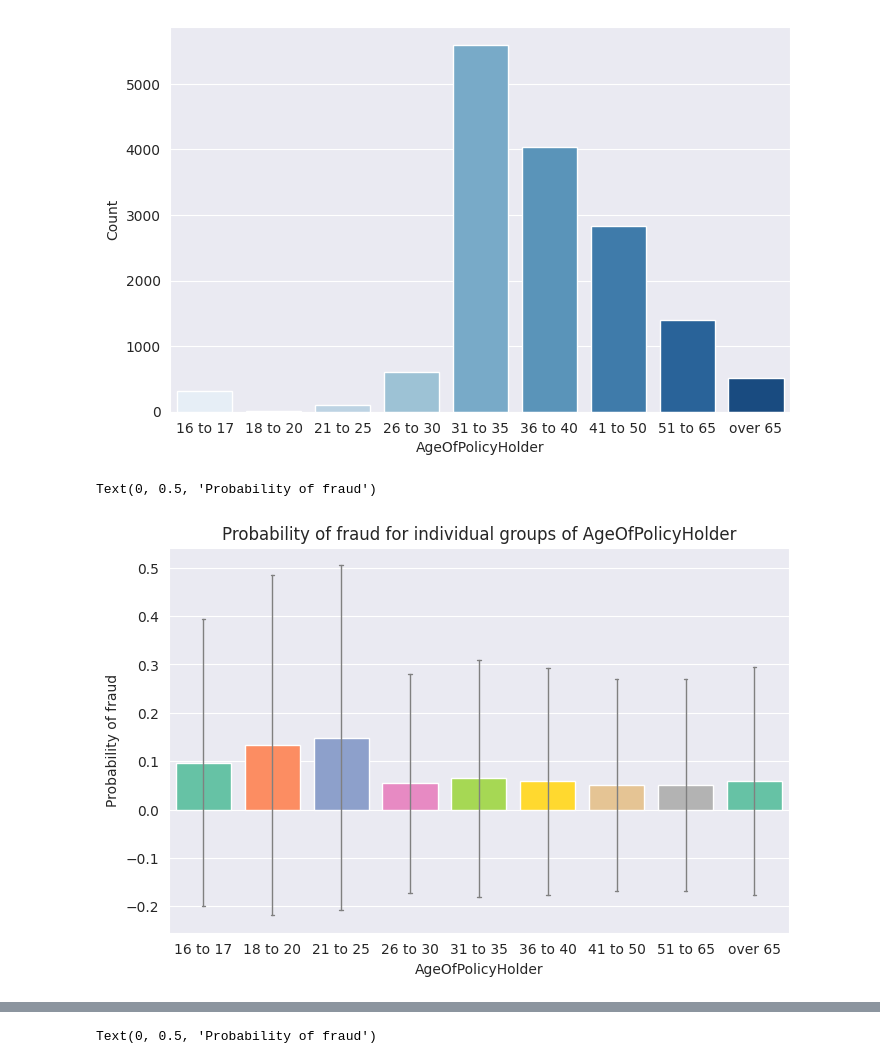
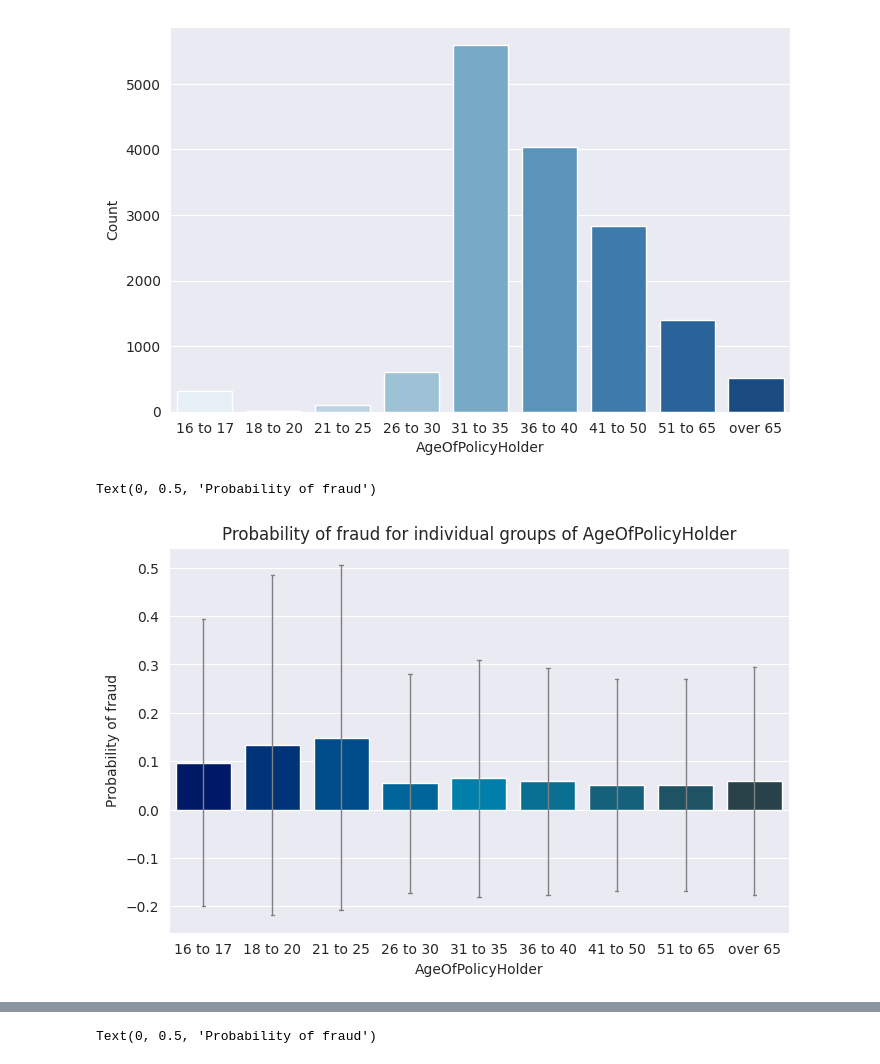
Before and after one commit to aziegert/Vehicle_Insurance_Claim_Fraud_Detection, a Jupyter notebook: Vehicle_Insurance_Claim_Fraud_Detection_v2.ipynb, the cells around one changed output, grey strips where cells are left out. Drawn from its saved outputs; the diff is of its cells as text; code cells hidden in the pictures.

```diff
--- a/Vehicle_Insurance_Claim_Fraud_Detection_v2.ipynb
+++ b/Vehicle_Insurance_Claim_Fraud_Detection_v2.ipynb
@@ -179,18 +179,18 @@ sns.barplot(data=df_age_holder_counts, x='AgeOfPolicyHolder', y='Count',
 # %%
 plt.figure(figsize=(8,5))
 sns.barplot(data=df_, x='AgeOfPolicyHolder', y='FraudFound_P',
             capsize=0.05,
             saturation=8,
             errcolor='gray',
             errwidth=1,
             errorbar='sd',
             order=ordered_age_holder,
-            palette='Set2')
+            palette='ocean_d')
 plt.title('Probability of fraud for individual groups of AgeOfPolicyHolder')
 plt.ylabel('Probability of fraud')
 # %% [output]
 Text(0, 0.5, 'Probability of fraud')
-[figure, old version]
+[figure, new version]
 # %%
 plt.figure(figsize=(8,5))
 sns.barplot(data=df_, x='AgeOfPolicyHolder', y='FraudFound_P',
```
Also changed, not shown: parts of 2 cells of this notebook.
